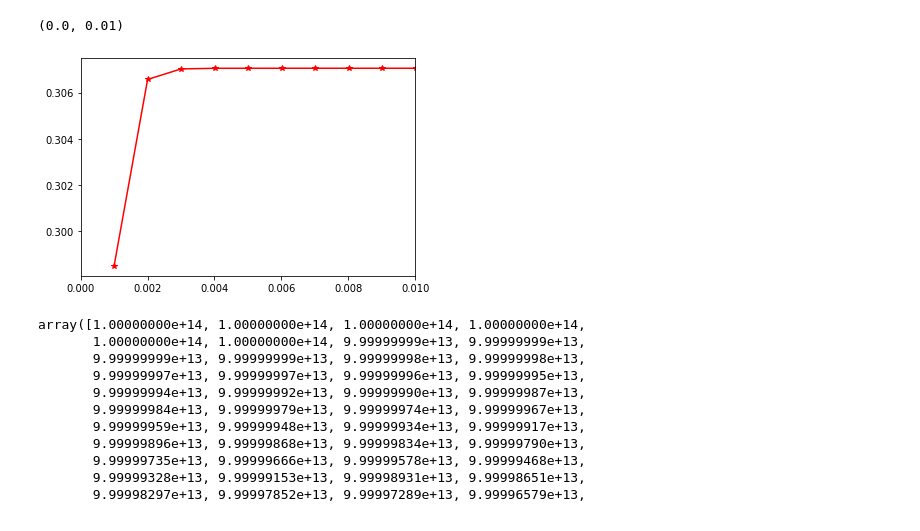
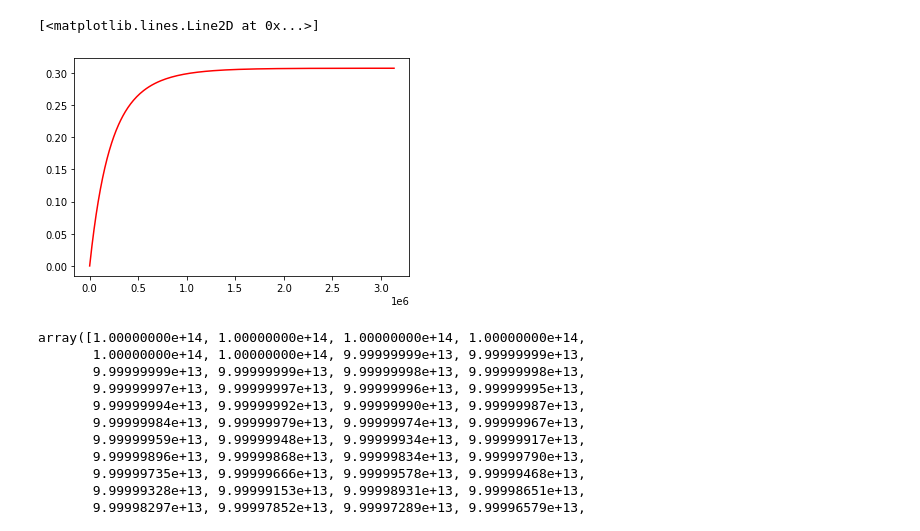
Before and after one commit to mohanagr/PHYS512, a Jupyter notebook: ps3/roughwork/Stiff equations.ipynb, the cells around one changed output. Saved outputs shown, nothing was run; the diff lists cells and outputs as text; code cells hidden in the pictures.

```diff
--- a/ps3/roughwork/Stiff equations.ipynb
+++ b/ps3/roughwork/Stiff equations.ipynb
@@ -25,13 +25,17 @@ hl = hl/1.
 # %%
 def derivs(t, n, hlf):
     k = np.log(2)/hl  # rate constants
-    dndt = np.zeros(len(hl)+1)
 
-    #set U-238 manually
-    dndt[0] = -k[0]*n[0]
-    for i in range(1,len(hl)):
-        dndt[i] = -k[i]*n[i] + k[i-1]*n[i-1]
-    #set Pb-206 manually
-    dndt[-1] = k[-2]*n[-2]
+    dndt = np.zeros(len(hlf)+1)
+
+    dndt[:-1] = -k * n[:-1]
+    dndt[1:] = dndt[1:] + k*n[:-1]
+
+    #don't loo
+#     for i in range(1,len(hlf)):
+#         dndt[i] = -k[i]*n[i] + k[i-1]*n[i-1]
+#     #set Pb-206 manually
+#     dndt[-1] = k[-1]*n[-2]
+
 
     return dndt
@@ -56,11 +66,11 @@ hl[-2]
 n0 = np.zeros(len(hl)+1)
 n0[0] = 10000 #10k U-238 atoms
 tstart=0
-tend=1e10  # for 1 year
-teval = np.linspace(0,tend,1000)
-# teval = 10**(teval)
+tend=1e10
+teval = np.linspace(0,np.log10(tend),1000)
+teval = 10**(teval)
 # %%
-N_out = solve_ivp(derivs,[tstart,tend],n0,method='Radau',t_eval=teval,args=(hl,)).y
+N_out = solve_ivp(derivs,[tstart,tend],n0,method='Radau',t_eval=teval,args=(hl,), atol=1.e-9).y
 # %%
 k_U238 = np.log(2)/hl[0]
 Pb_U_theory = (np.exp(k_U238*teval)-1)
@@ -77,10 +113,10 @@ plt.plot(teval[1:],Pb_U_theory[1:], 'b--')
 # %%
-plt.plot(teval[1:],N_out[4,1:]/N_out[3,1:], 'r-*')
-plt.xlim([0,0.01])
+plt.plot(teval[:650],N_out[4,:650]/N_out[3,:650], 'r-')
+# plt.xlim([0,0.01])
 # plt.ylim([0,0.35])
 # %% [output]
-(0.0, 0.01)
+[<matplotlib.lines.Line2D at 0x...>]
-[figure, old version]
+[figure, new version]
 # %%
 N_out[0,:]
 # %% [output]
```
Also changed, not shown: parts of 8 cells of this notebook, 7 other files.
